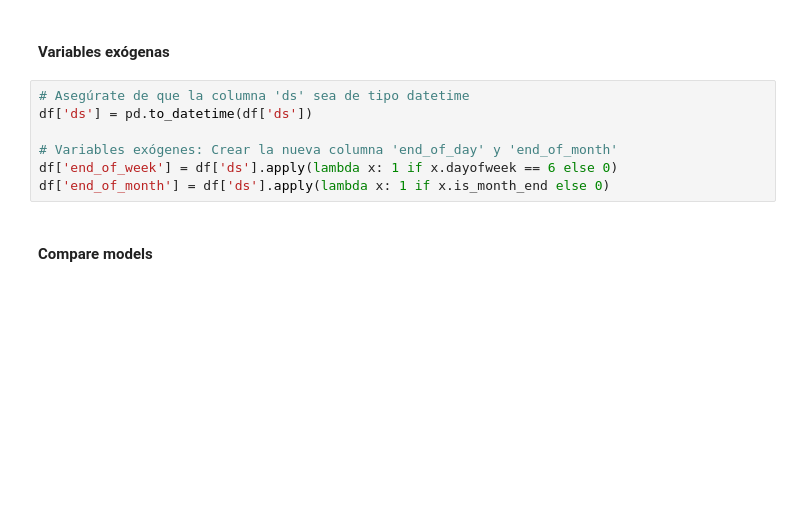
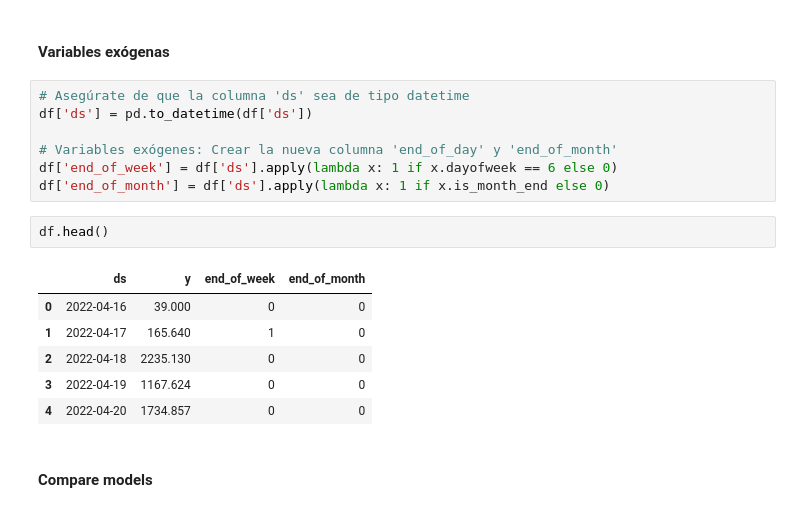
Before and after one commit to juanspadaro/forecasting_for_planning, a Jupyter notebook: 04_Prophet/compare_prophet_models.ipynb, the cells around one changed output. Drawn from its saved outputs; the diff is of its cells as text; blank space fills up the shorter version.

```diff
--- a/04_Prophet/compare_prophet_models.ipynb
+++ b/04_Prophet/compare_prophet_models.ipynb
@@ -64,6 +64,15 @@ df['ds'] = pd.to_datetime(df['ds'])
 # Variables exógenes: Crear la nueva columna 'end_of_day' y 'end_of_month'
 df['end_of_week'] = df['ds'].apply(lambda x: 1 if x.dayofweek == 6 else 0)
 df['end_of_month'] = df['ds'].apply(lambda x: 1 if x.is_month_end else 0)
+# %%
+df.head()
+# %% [output]
+|  | ds | y | end_of_week | end_of_month |
+| 0 | 2022-04-16 | 39.000 | 0 | 0 |
+| 1 | 2022-04-17 | 165.640 | 1 | 0 |
+| 2 | 2022-04-18 | 2235.130 | 0 | 0 |
+| 3 | 2022-04-19 | 1167.624 | 0 | 0 |
+| 4 | 2022-04-20 | 1734.857 | 0 | 0 |
 # %% [markdown]
 #### Compare models
 # %% [markdown]
```
Also changed, not shown: parts of 3 cells of this notebook.
